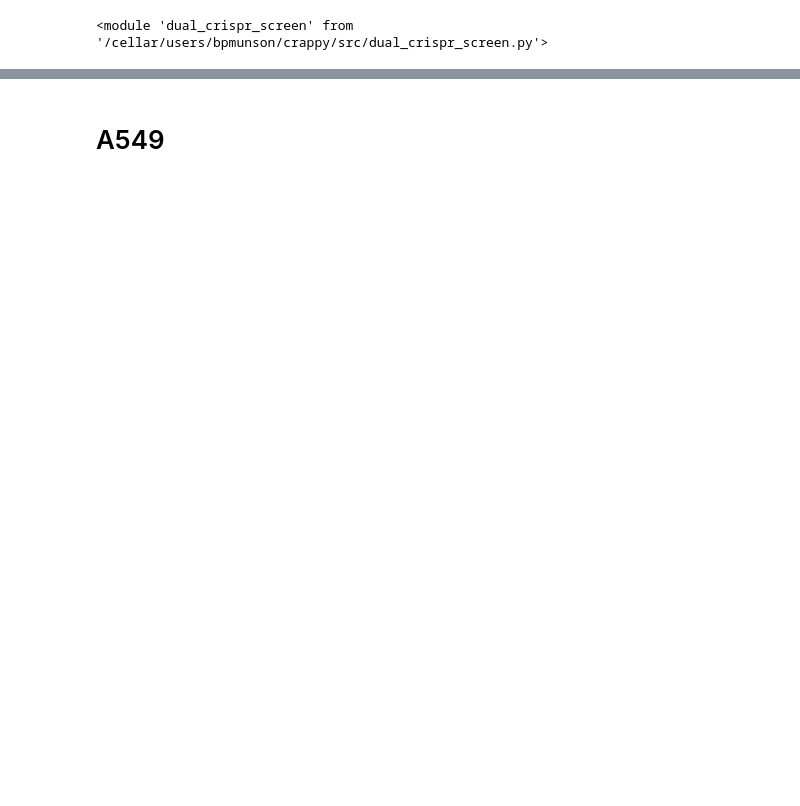
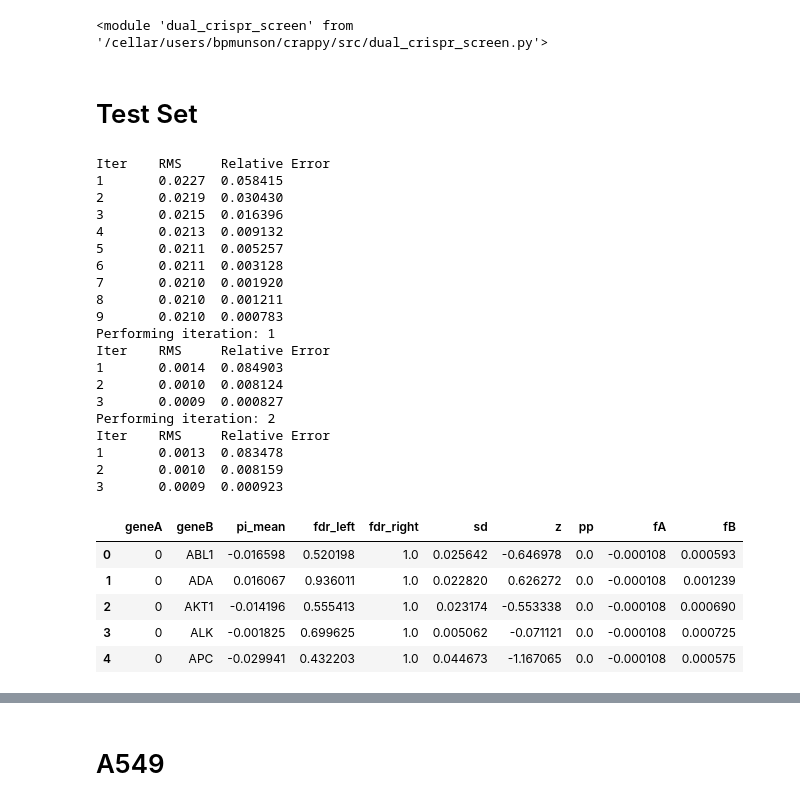
Before and after one commit to bpmunson/ctg, a Jupyter notebook: src/Example_Execution.ipynb, the cells around one changed output, grey strips where cells are left out. Cells and saved outputs as stored; diff of their text form; code cells hidden in the pictures; blank space fills up the shorter version.

```diff
--- a/src/Example_Execution.ipynb
+++ b/src/Example_Execution.ipynb
@@ -7,0 +11,55 @@ imp.reload(dual_crispr_screen)
+# %% [markdown]
+# Test Set
+# %%
+abundance_file = "/cellar/users/bpmunson/crappy/data/test_data/input_data/TestSet8/TestSet8_abundance_thresholds.txt"
+counts_file = "/cellar/users/bpmunson/crappy/data/test_data/input_data/TestSet8/TestSet8_timepoint_counts.txt"
+times = np.array([21,28])
+
+# initialize screen object
+screen = dual_crispr_screen.Screen(abundance_file, counts_file, times)
+
+# set some parameters
+# number of iterations to perform
+screen.niter = 2
+screen.testing = True
+screen.null_target_id = '0'
+screen.verbose = True
+
+# perform construct fitness calculation
+screen.run_construct_fitting()
+
+# run bootstraps
+screen.run_bootstrap()
+
+# summarize results
+screen.summarize()
+
+# view results
+screen.results.head()
+# %% [output]
+Iter    RMS     Relative Error
+1       0.0227  0.058415
+2       0.0219  0.030430
+3       0.0215  0.016396
+4       0.0213  0.009132
+5       0.0211  0.005257
+6       0.0211  0.003128
+7       0.0210  0.001920
+8       0.0210  0.001211
+9       0.0210  0.000783
+Performing iteration: 1
+Iter    RMS     Relative Error
+1       0.0014  0.084903
+2       0.0010  0.008124
+3       0.0009  0.000827
+Performing iteration: 2
+Iter    RMS     Relative Error
+1       0.0013  0.083478
+2       0.0010  0.008159
+3       0.0009  0.000923
+|  | geneA | geneB | pi_mean | fdr_left | fdr_right | sd | z | pp | fA | fB |
+| 0 | 0 | ABL1 | -0.016598 | 0.520198 | 1.0 | 0.025642 | -0.646978 | 0.0 | -0.000108 | 0.000593 |
+| 1 | 0 | ADA | 0.016067 | 0.936011 | 1.0 | 0.022820 | 0.626272 | 0.0 | -0.000108 | 0.001239 |
+| 2 | 0 | AKT1 | -0.014196 | 0.555413 | 1.0 | 0.023174 | -0.553338 | 0.0 | -0.000108 | 0.000690 |
+| 3 | 0 | ALK | -0.001825 | 0.699625 | 1.0 | 0.005062 | -0.071121 | 0.0 | -0.000108 | 0.000725 |
+| 4 | 0 | APC | -0.029941 | 0.432203 | 1.0 | 0.044673 | -1.167065 | 0.0 | -0.000108 | 0.000575 |
```
Also changed, not shown: parts of 9 cells of this notebook, 2 other files.
